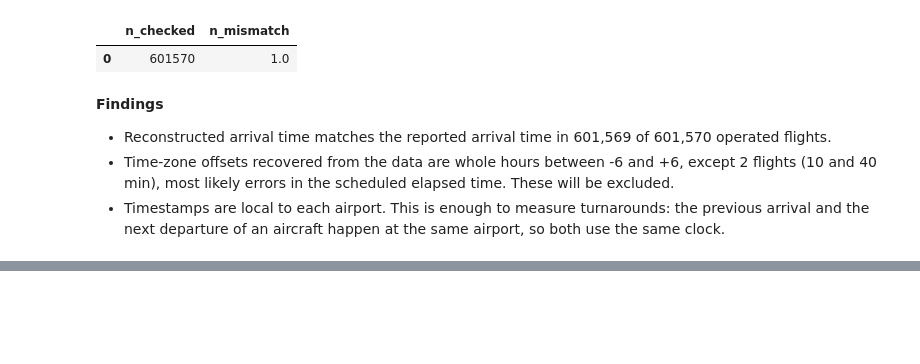
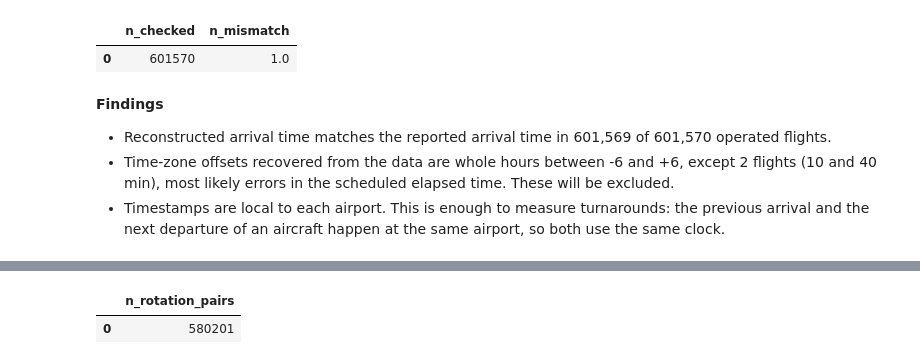
Before and after one commit to xavipena-data/bts-delay-propagation, a Jupyter notebook: notebooks/02_rotations.ipynb, the cells around one changed output, grey strips where cells are left out. Saved outputs shown, nothing was run; the diff lists cells and outputs as text; code cells hidden in the pictures; blank space fills up the shorter version.

```diff
--- a/notebooks/02_rotations.ipynb
+++ b/notebooks/02_rotations.ipynb
@@ -97,0 +158,16 @@ con.sql("""
+# %%
+con.execute("""
+CREATE OR REPLACE VIEW rot AS
+SELECT *,
+    date_diff('minute', prev_crs_arr_ts, crs_dep_ts) AS sched_turn_min,
+    date_diff('minute', prev_arr_ts, dep_ts)         AS actual_turn_min
+FROM legs
+WHERE prev_dest = origin
+  AND prev_crs_arr_ts <= crs_dep_ts
+  AND prev_arr_ts <= dep_ts
+""")
+
+con.sql("SELECT count(*) AS n_rotation_pairs FROM rot").df()
+# %% [output]
+|  | n_rotation_pairs |
+| 0 | 580201 |
```
Also changed, not shown: parts of 10 cells of this notebook, 1 other file.
